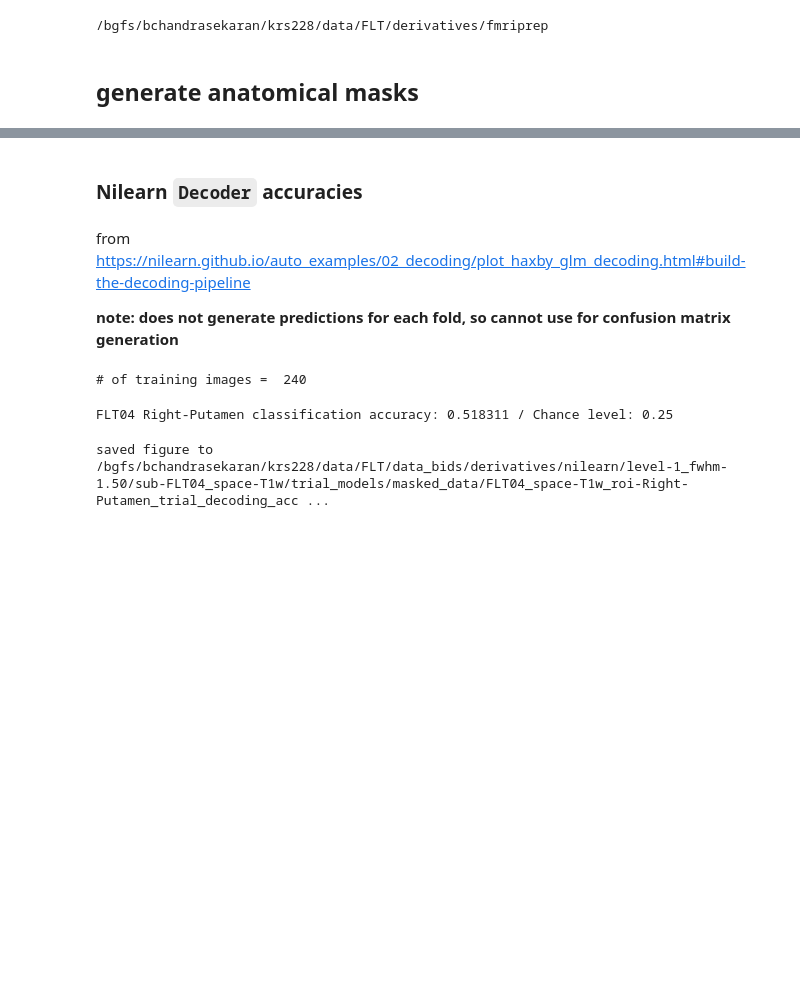
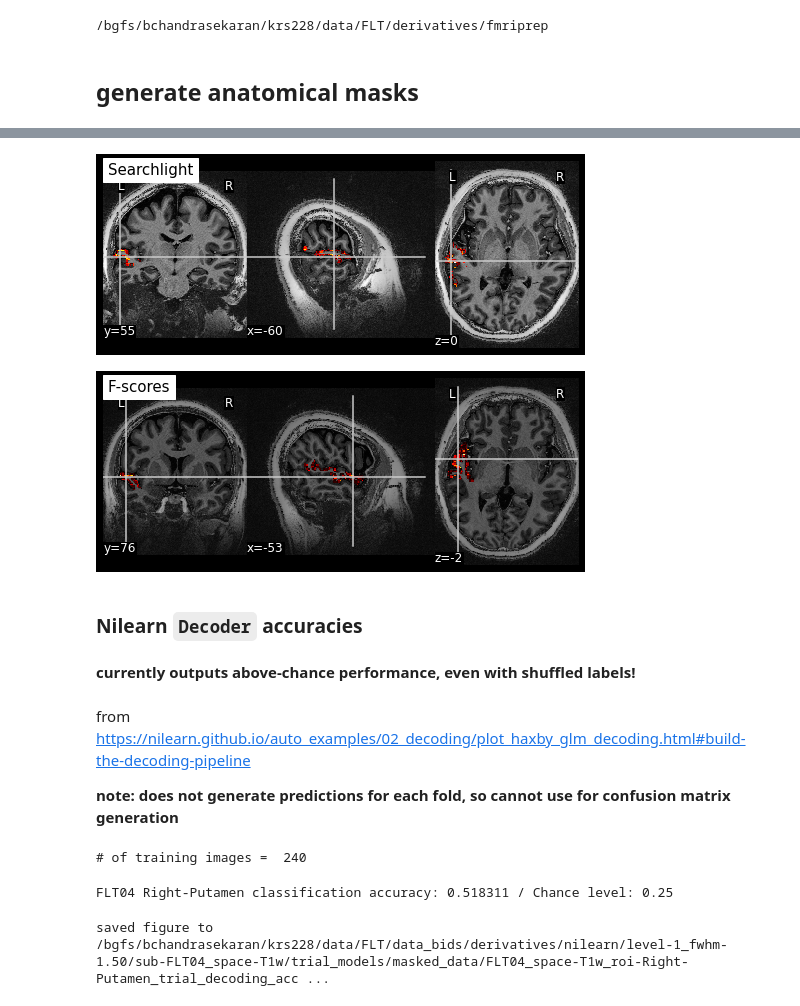
Before and after one commit to sitek/auditory_category_learning, a Jupyter notebook: multivariate_analysis.ipynb, the cells around one changed output, grey strips where cells are left out. Cells and saved outputs as stored; diff of their text form; code cells hidden in the pictures; blank space fills up the shorter version.

```diff
--- a/multivariate_analysis.ipynb
+++ b/multivariate_analysis.ipynb
@@ -162,0 +166,3 @@ z_maps
+# %%
+mask_descrip = 'L-STG'
+mask_fpath = nib.load(os.path.join(nilearn_dir, 'sub-%s_mask-%s.nii.gz'%(sub_id, mask_descrip)))
@@ -162,0 +325,2 @@ z_maps
+# %%
+searchlight = fit_searchlight(mask_fpath, brainmask_fpath, z_maps, conditions)
@@ -162,0 +350,35 @@ z_maps
+# %%
+from nilearn.maskers import NiftiMasker
+from sklearn.feature_selection import f_classif
+from nilearn.image import get_data
+
+f_values, p_values = f_classif(fmri_masked, conditions)
+p_values = -np.log10(p_values)
+p_values[p_values > 10] = 10
+p_unmasked = get_data(masker.inverse_transform(p_values))
+# %%
+from nilearn.image import new_img_like
+from nilearn.plotting import plot_stat_map, plot_img, show
+searchlight_img = new_img_like(mean_fmri, searchlight.scores_)
+
+# Because scores are not a zero-center test statistics, we cannot use
+# plot_stat_map
+plot_img(searchlight_img, bg_img=t1w_fpath,
+         title="Searchlight",
+         #display_mode="z", cut_coords=[-9],
+         vmin=.2,
+         cmap='hot', threshold=.2, black_bg=True)
+
+# F_score results
+p_ma = np.ma.array(p_unmasked, mask=np.logical_not(mask_fpath))
+f_score_img = new_img_like(mean_fmri, p_ma)
+plot_stat_map(f_score_img, t1w_fpath,
+              title="F-scores",
+              #display_mode="z",
+              #cut_coords=[-9],
+              colorbar=False)
+
+show()
+# %% [output]
+[figure, added]
+[figure, added]
@@ -163,5 +389,7 @@ z_maps
 # %% [markdown]
 ### Nilearn `Decoder` accuracies
+# %% [markdown]
+**currently outputs above-chance performance, even with shuffled labels!**
 # %% [markdown]
 from https://nilearn.github.io/auto_examples/02_decoding/plot_haxby_glm_decoding.html#build-the-decoding-pipeline
 
```
Also changed, not shown: parts of 42 cells of this notebook.
